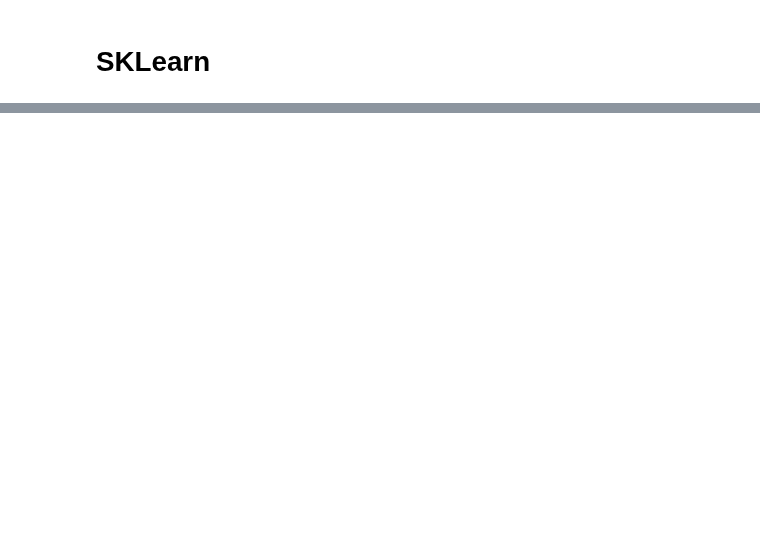
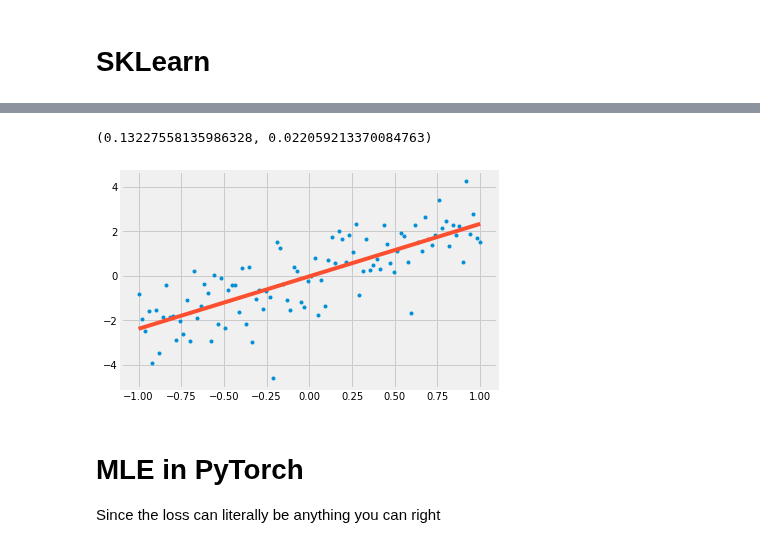
Before and after one commit to arose13/Notebooks, a Jupyter notebook: Pytorch Linear Model.ipynb, the cells around one changed output, grey strips where cells are left out. Drawn from its saved outputs; the diff is of its cells as text; code cells hidden in the pictures; blank space fills up the shorter version.

```diff
--- a/Pytorch Linear Model.ipynb
+++ b/Pytorch Linear Model.ipynb
@@ -101,0 +127,52 @@ graph.show()
+# %%
+def linear_model(x_in, m_in, b_in):
+    return (x_in * m_in) + b_in
+
+def mse_loss(true, pred):
+    return ((pred - true) ** 2).mean()
+
+
+# Model Variables
+m = Variable(torch.randn(1), requires_grad=True)
+b = Variable(torch.randn(1), requires_grad=True)
+
+
+# Training logic
+learning_rate = 1e-2
+loss_last = 1e6
+tolerance = 1e-9
+optimiser = torch.optim.Adam([m, b], lr=learning_rate)  # Optimise the list given
+train_loop = tqdm(range(5000))
+for i in train_loop:
+    epoch = i + 1
+
+    # Reset gradients
+    optimiser.zero_grad()
+
+    # Predict
+    y_pred = linear_model(x_torch, m, b)
+    loss_i = mse_loss(y_torch, y_pred)
+    train_loop.set_description(f'{epoch} -> {loss_i.data[0]:0.5f} | y = {m.data[0]:0.3f} x + {b.data[0]:0.3f}')
+
+    # Check for early termination
+    if ((loss_last - loss_i) < tolerance).data.numpy():
+        break
+    loss_last = loss_i
+
+    # Compute gradients and update weights
+    loss_i.backward()
+    optimiser.step()
+
+print(how_close(m.data[0], b.data[0]))
+# %% [output]
+(0.13227558135986328, 0.022059213370084763)
+# %%
+graph.plot(x_torch.data.numpy(), y_torch.data.numpy(), '.')
+graph.plot(x_torch.data.numpy(), linear_model(x_torch, m, b).data.numpy())
+graph.show()
+# %% [output]
+[figure, added]
+# %% [markdown]
+# MLE in PyTorch
+
+Since the loss can literally be anything you can right
```
Also changed, not shown: parts of 10 cells of this notebook.
